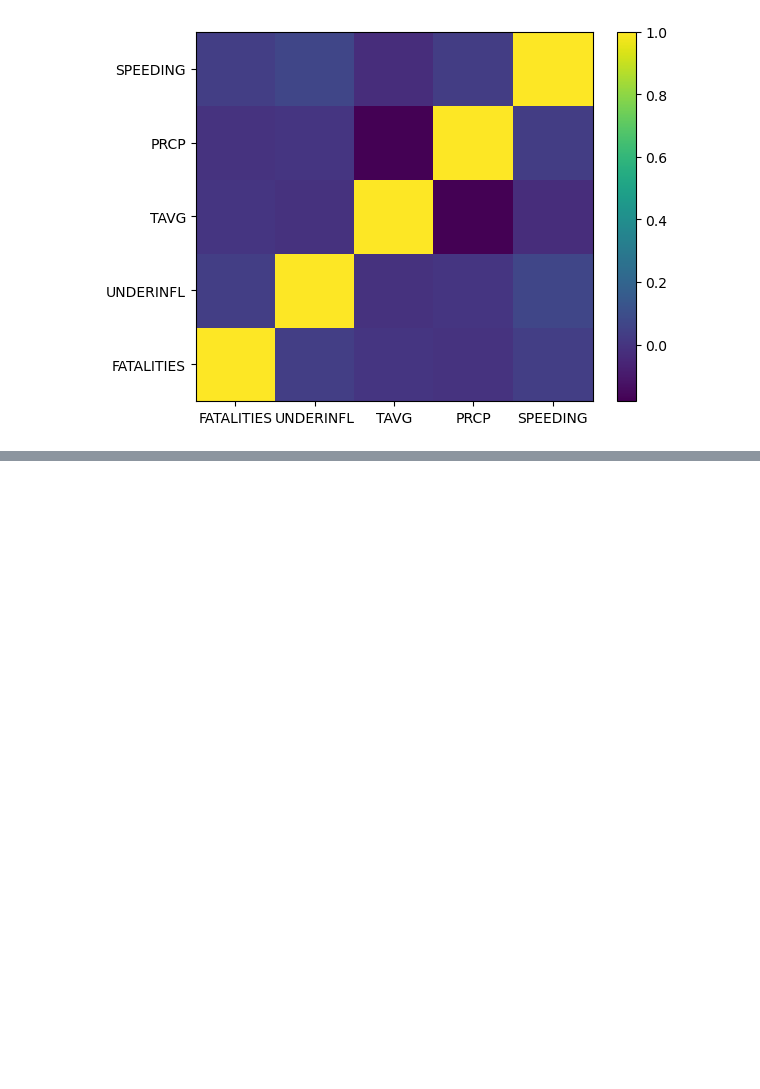
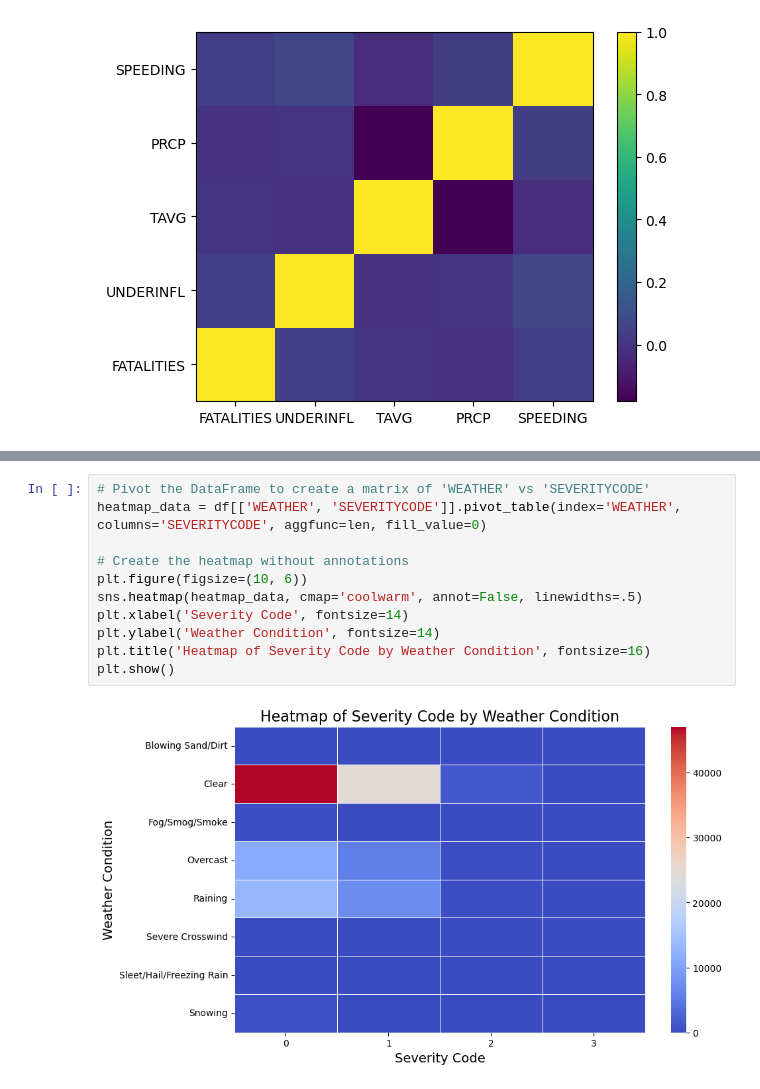
Before and after one commit to JocelynRupp/CS5324Project, a Jupyter notebook: Lab1.ipynb, the cells around one changed output, grey strips where cells are left out. Saved outputs shown, nothing was run; the diff lists cells and outputs as text; blank space fills up the shorter version.

```diff
--- a/Lab1.ipynb
+++ b/Lab1.ipynb
@@ -308,0 +314,13 @@ plt.show()
+# %%
+# Pivot the DataFrame to create a matrix of 'WEATHER' vs 'SEVERITYCODE'
+heatmap_data = df[['WEATHER', 'SEVERITYCODE']].pivot_table(index='WEATHER', columns='SEVERITYCODE', aggfunc=len, fill_value=0)
+
+# Create the heatmap without annotations
+plt.figure(figsize=(10, 6))
+sns.heatmap(heatmap_data, cmap='coolwarm', annot=False, linewidths=.5)
+plt.xlabel('Severity Code', fontsize=14)
+plt.ylabel('Weather Condition', fontsize=14)
+plt.title('Heatmap of Severity Code by Weather Condition', fontsize=16)
+plt.show()
+# %% [output]
+[figure, added]
```
Also changed, not shown: parts of 30 cells of this notebook.
